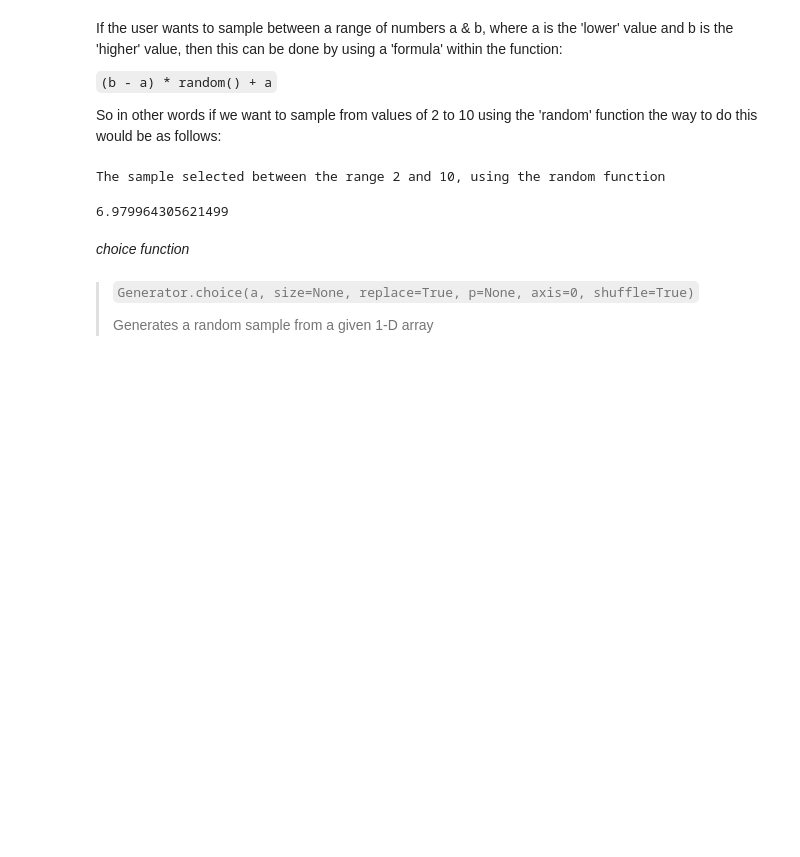
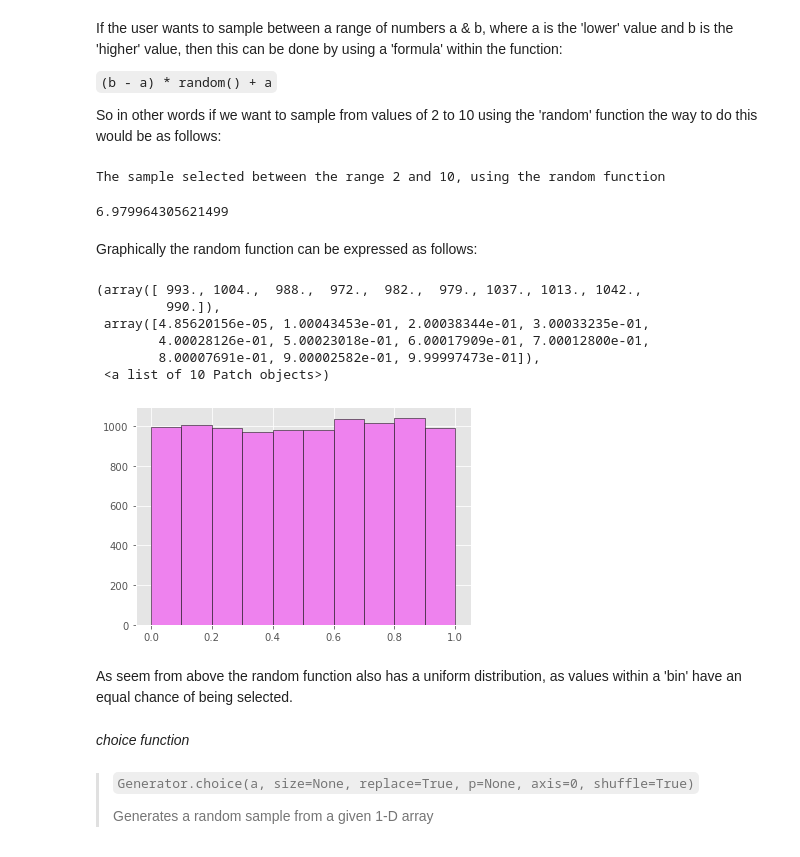
Before and after one commit to dssheldon/ProgDA-Assignment-SDS, a Jupyter notebook: ProgDA_Assignment.ipynb, the cells around one changed output. Drawn from its saved outputs; the diff is of its cells as text; code cells hidden in the pictures; blank space fills up the shorter version.

```diff
--- a/ProgDA_Assignment.ipynb
+++ b/ProgDA_Assignment.ipynb
@@ -190,6 +239,22 @@ print('The sample selected between the range 2 and 10, using the random function
 # %% [output]
 The sample selected between the range 2 and 10, using the random function
 6.979964305621499
+# %% [markdown]
+Graphically the random function can be expressed as follows:
+# %%
+x = np.random.default_rng().random(size=10000)
+
+plt.hist(x, color='violet', edgecolor='black')
+# %% [output]
+(array([ 993., 1004.,  988.,  972.,  982.,  979., 1037., 1013., 1042.,
+         990.]),
+ array([4.85620156e-05, 1.00043453e-01, 2.00038344e-01, 3.00033235e-01,
+        4.00028126e-01, 5.00023018e-01, 6.00017909e-01, 7.00012800e-01,
+        8.00007691e-01, 9.00002582e-01, 9.99997473e-01]),
+ <a list of 10 Patch objects>)
+[figure, added]
+# %% [markdown]
+As seem from above the random function also has a uniform distribution, as values within a 'bin' have an equal chance of being selected.
 # %% [markdown]
 *choice function*
 # %% [markdown]
```
Also changed, not shown: parts of 14 cells of this notebook.
